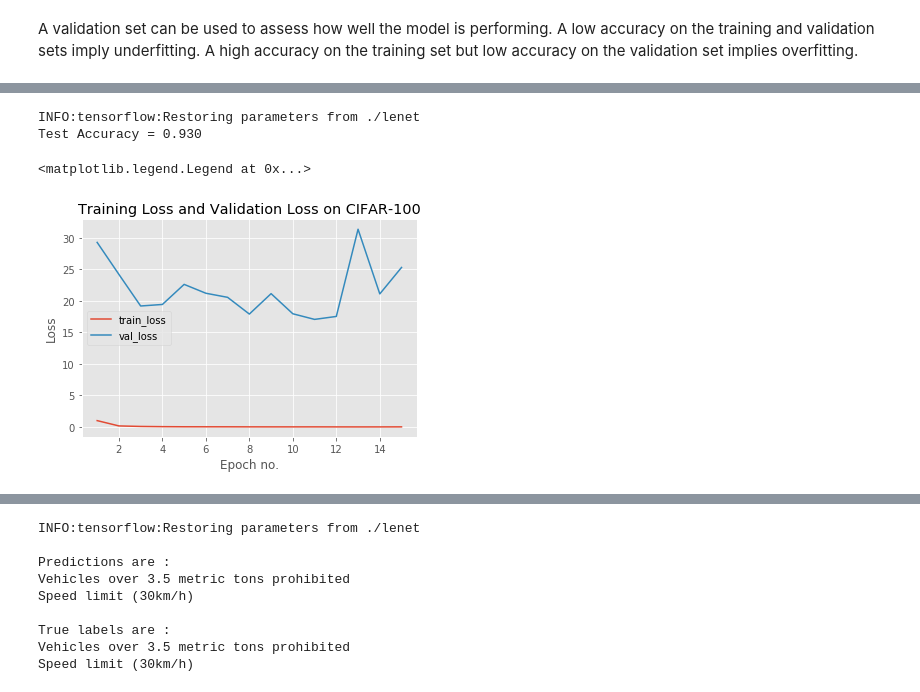
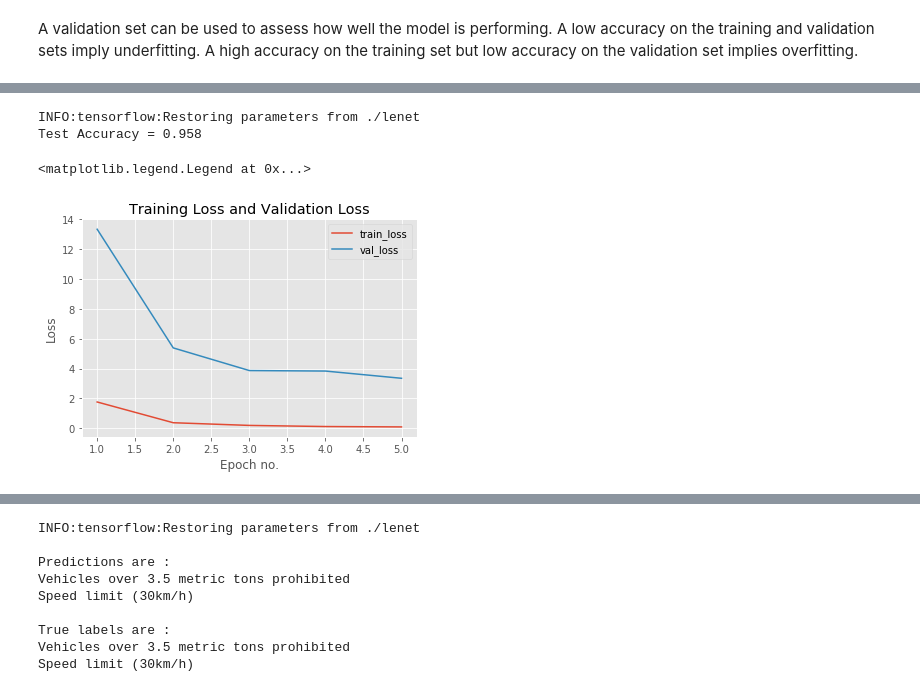
Before and after one commit to chavasaiteja/Self-Driving-Car-Nanodegree-Udacity, a Jupyter notebook: Traffic Sign Classifier Project/Traffic_Sign_Classifier.ipynb, the cells around one changed output, grey strips where cells are left out. Drawn from its saved outputs; the diff is of its cells as text; code cells hidden in the pictures.

Commit message:
Removed drop out in validation and testing phase and decreased no of epochs as noetwork was overfitting

```diff
--- a/Traffic Sign Classifier Project/Traffic_Sign_Classifier.ipynb
+++ b/Traffic Sign Classifier Project/Traffic_Sign_Classifier.ipynb
@@ -190,38 +190,38 @@ def LeNet(x):
     # Layer 1: Convolutional. Input = 32x32x1. Output = 28x28x6.
     conv1_W = tf.Variable(tf.truncated_normal(shape=(5, 5, 1, 6), mean = mu, stddev = sigma))
     conv1_b = tf.Variable(tf.zeros(6))
-    conv1   = tf.nn.conv2d(x, conv1_W, strides=[1, 1, 1, 1], padding='VALID') + conv1_b
+    conv1   = tf.nn.conv2d(x, conv1_W, strides=[1, 1, 1, 1], padding='VALID', name='conv1') + conv1_b
 
     # Activation.
     conv1 = tf.nn.relu(conv1)
 
-    # Pooling. Input = 28x28x6. Output = 14x14x6.
-    conv1 = tf.nn.max_pool(conv1, ksize=[1, 2, 2, 1], strides=[1, 2, 2, 1], padding='VALID',name='conv1')
-
-    # Layer 2: Convolutional. Output = 10x10x32.
+    # Layer 2: Convolutional. Output = 24x24x32.
     conv2_W = tf.Variable(tf.truncated_normal(shape=(5, 5, 6, 32), mean = mu, stddev = sigma))
     conv2_b = tf.Variable(tf.zeros(32))
-    conv2   = tf.nn.conv2d(conv1, conv2_W, strides=[1, 1, 1, 1], padding='VALID',name='conv2') + conv2_b
+    conv2   = tf.nn.conv2d(conv1, conv2_W, strides=[1, 1, 1, 1], padding='VALID', name='conv2') + conv2_b
 
     # Activation.
     conv2 = tf.nn.relu(conv2)
 
-    # Pooling. Input = 10x10x32. Output = 5x5x64.
+    # Pooling. Input = 24x24x32. Output = 12x12x32.
     conv2 = tf.nn.max_pool(conv2, ksize=[1, 2, 2, 1], strides=[1, 2, 2, 1], padding='VALID')
 
-    # Layer 3: Convolutional. Output = 5x5x32.
-    conv3_W = tf.Variable(tf.truncated_normal(shape=(3, 3, 32, 64), mean = mu, stddev = sigma))
+    # Layer 3: Convolutional. Output = 8x8x64.
+    conv3_W = tf.Variable(tf.truncated_normal(shape=(5, 5, 32, 64), mean = mu, stddev = sigma))
     conv3_b = tf.Variable(tf.zeros(64))
-    conv3   = tf.nn.conv2d(conv2, conv3_W, strides=[1, 1, 1, 1], padding='SAME') + conv3_b
+    conv3   = tf.nn.conv2d(conv2, conv3_W, strides=[1, 1, 1, 1], padding='VALID') + conv3_b
 
     # Activation.
     conv3 = tf.nn.relu(conv3)
 
-    # Flatten. Input = 5x5x64. Output = 1600.
+    # Pooling. Input = 8x8x64. Output = 4x4x64.
+    conv3 = tf.nn.max_pool(conv3, ksize=[1, 2, 2, 1], strides=[1, 2, 2, 1], padding='VALID')
+
+    # Flatten. Input = 4x4x64. Output = 1024.
     fc0   = flatten(conv3)
 
-    # Layer 3: Fully Connected. Input = 1600. Output = 120.
-    fc1_W = tf.Variable(tf.truncated_normal(shape=(1600, 400), mean = mu, stddev = sigma))
+    # Layer 3: Fully Connected. Input = 1024. Output = 400.
+    fc1_W = tf.Variable(tf.truncated_normal(shape=(1024, 400), mean = mu, stddev = sigma))
     fc1_b = tf.Variable(tf.zeros(400))
     fc1   = tf.matmul(fc0, fc1_W) + fc1_b
 
@@ -229,7 +229,7 @@ def LeNet(x):
     fc1    = tf.nn.relu(fc1)
 
     # Drop out
-    fc1 = tf.nn.dropout(fc1, keep_prob = 0.85)
+    fc1 = tf.nn.dropout(fc1, keep_prob)
 
     # Layer 4: Fully Connected. Input = 400. Output = 120.
     fc2_W  = tf.Variable(tf.truncated_normal(shape=(400, 120), mean = mu, stddev = sigma))
@@ -240,7 +240,7 @@ def LeNet(x):
     fc2    = tf.nn.relu(fc2)
 
     # Drop out
-    fc2 = tf.nn.dropout(fc2, keep_prob = 0.85)
+    fc2 = tf.nn.dropout(fc2, keep_prob)
 
     # Layer 5: Fully Connected. Input = 120. Output = 43.
     fc3_W  = tf.Variable(tf.truncated_normal(shape=(120, n_classes), mean = mu, stddev = sigma))
@@ -253,6 +253,7 @@ def LeNet(x):
 # %%
 x = tf.placeholder(tf.float32, (None, image_shape[0], image_shape[1], 1))
 y = tf.placeholder(tf.int32, (None))
+keep_prob = tf.placeholder(tf.float32)
 one_hot_y = tf.one_hot(y, n_classes)
 # %% [markdown]
 ## Training Pipleline
@@ -279,7 +280,7 @@ def evaluate(X_data, y_data):
     sess = tf.get_default_session()
     for offset in range(0, num_examples, BATCH_SIZE):
         batch_x, batch_y = X_data[offset:offset+BATCH_SIZE], y_data[offset:offset+BATCH_SIZE]
-        accuracy, loss_val = sess.run([accuracy_operation, loss_operation], feed_dict={x: batch_x, y: batch_y})
+        accuracy, loss_val = sess.run([accuracy_operation, loss_operation], feed_dict={x: batch_x, y: batch_y, keep_prob:1})
         total_accuracy += (accuracy * len(batch_x))
         total_loss += loss_val
     return total_accuracy / num_examples, total_loss
@@ -295,8 +296,8 @@ sets imply underfitting. A high accuracy on the training set but low accuracy on
 ### the accuracy on the test set should be calculated and reported as well.
 ### Feel free to use as many code cells as needed.
 
-EPOCHS = 15
-BATCH_SIZE = 64
+EPOCHS = 5
+BATCH_SIZE = 128
 
 with tf.Session() as sess:
     sess.run(tf.global_variables_initializer())
@@ -307,6 +308,7 @@ with tf.Session() as sess:
     train_accuracies = []
     validation_losses = []
     validation_accuracies = []
+    train_accuracies = []
 
     print("Training...")
     print()
@@ -316,7 +318,7 @@ with tf.Session() as sess:
         for offset in range(0, num_examples, BATCH_SIZE):
             end = offset + BATCH_SIZE
             batch_x, batch_y = X_train[offset:end], y_train[offset:end]
-            _, loss_val = sess.run([training_operation, loss_operation], feed_dict={x: batch_x, y: batch_y})
+            _, loss_val = sess.run([training_operation, loss_operation], feed_dict={x: batch_x, y: batch_y, keep_prob:0.5})
             train_loss+=loss_val
 
         no_of_batches = num_examples/BATCH_SIZE
@@ -325,8 +327,11 @@ with tf.Session() as sess:
         validation_accuracy, validation_loss_for_this_epoch = evaluate(X_valid, y_valid)
         validation_losses.append(validation_loss_for_this_epoch)
         validation_accuracies.append(validation_accuracy)
+        train_accuracy, _ = evaluate(X_train, y_train)
+        train_accuracies.append(train_accuracy)
         print("EPOCH {} ...".format(i+1))
         print("Training loss is :"+str(train_loss))
+        print("Training Accuracy = {:.3f}".format(train_accuracy))
         print("Validation loss = {:.3f}".format(validation_loss_for_this_epoch))
         print("Validation Accuracy = {:.3f}".format(validation_accuracy))
         print()
@@ -358,20 +363,20 @@ with tf.Session() as sess:
     print("Test Accuracy = {:.3f}".format(test_accuracy))
 # %% [output]
 INFO:tensorflow:Restoring parameters from ./lenet
-Test Accuracy = 0.930
+Test Accuracy = 0.958
 # %%
 epoch_nums = []
 for i in range(1,EPOCHS+1):
     epoch_nums.append(i)
 
 plt.style.use("ggplot")
 plt.figure()
 plt.plot(epoch_nums, train_losses,label="train_loss")
 plt.plot(epoch_nums, validation_losses,label="val_loss")
-plt.title("Training Loss and Validation Loss on CIFAR-100")
+plt.title("Training Loss and Validation Loss")
 plt.xlabel("Epoch no.")
 plt.ylabel("Loss")
 plt.legend()
 # %% [output]
 <matplotlib.legend.Legend at 0x...>
-[figure, old version]
+[figure, new version]
```
Also changed, not shown: parts of 11 cells of this notebook.
